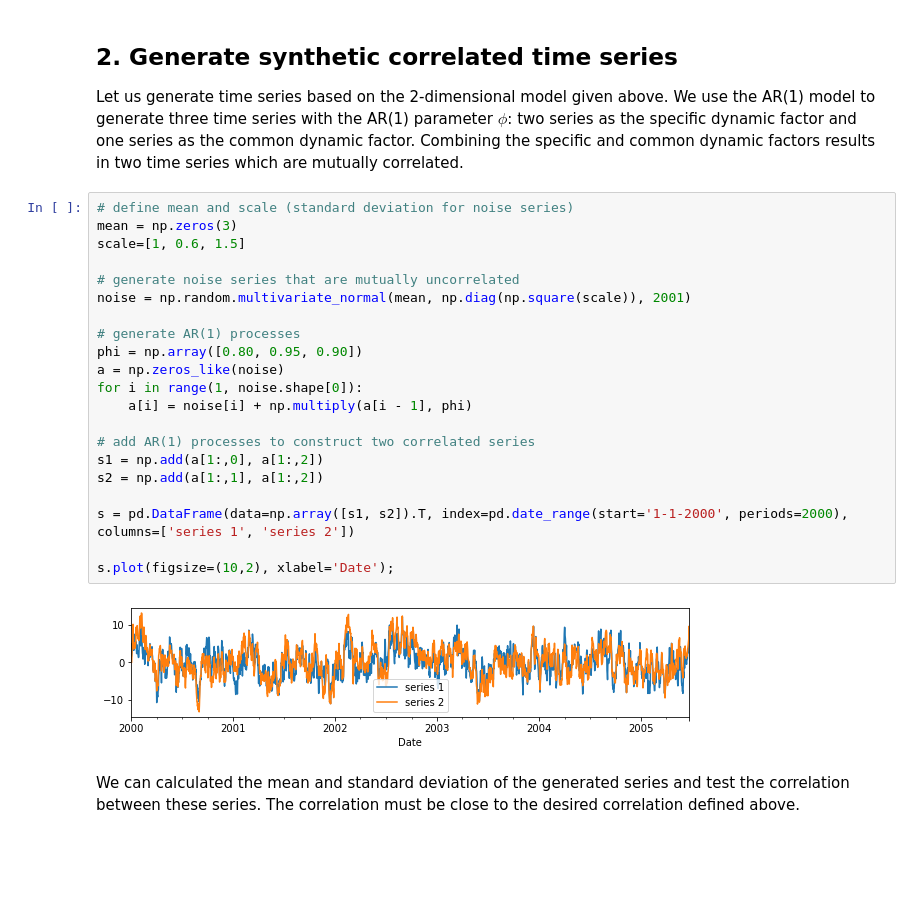
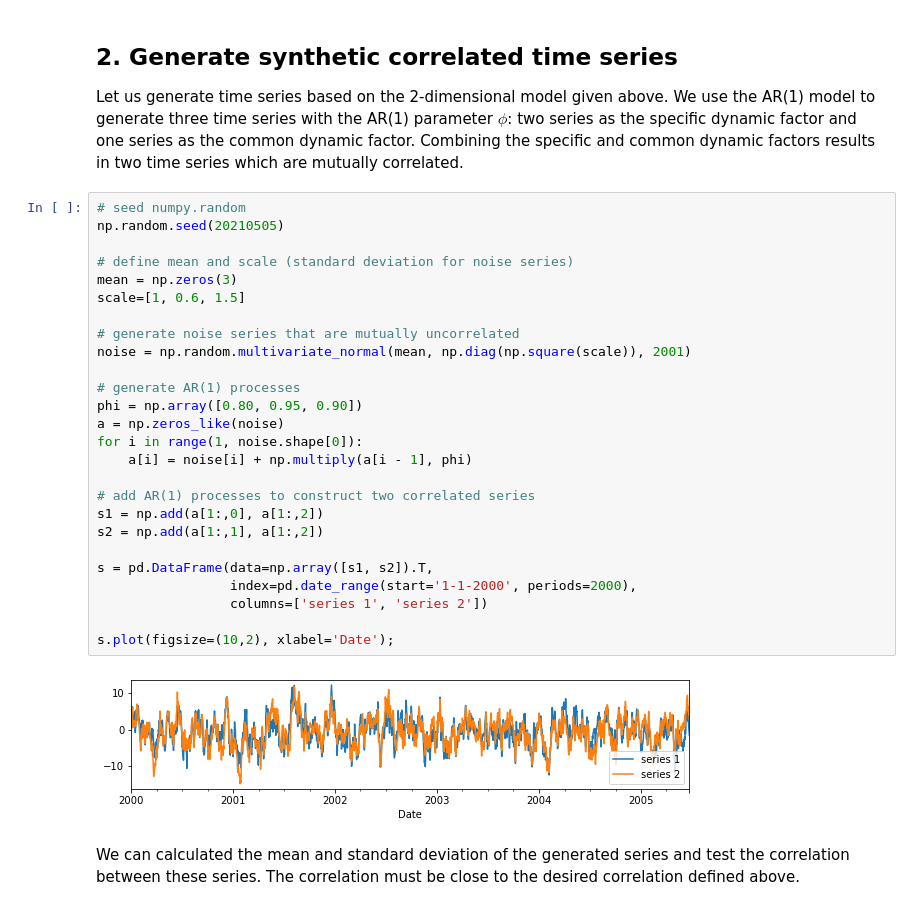
Before and after one commit to pastas/metran, a Jupyter notebook: examples/dynamic_factor_model.ipynb, the cells around one changed output. Cells and saved outputs as stored; diff of their text form; blank space fills up the shorter version.

Commit message:
add numpy.random seed for consistent results add show_versions

```diff
--- a/examples/dynamic_factor_model.ipynb
+++ b/examples/dynamic_factor_model.ipynb
@@ -44,28 +56,33 @@ $$
 ## 2. Generate synthetic correlated time series
 Let us generate time series based on the 2-dimensional model given above. We use the AR(1) model to generate three time series with the AR(1) parameter $\phi$: two series as the specific dynamic factor and one series as the common dynamic factor. Combining the specific and common dynamic factors results in two time series which are mutually correlated.
 # %%
+# seed numpy.random
+np.random.seed(20210505)
+
 # define mean and scale (standard deviation for noise series)
 mean = np.zeros(3)
 scale=[1, 0.6, 1.5]
 
 # generate noise series that are mutually uncorrelated
 noise = np.random.multivariate_normal(mean, np.diag(np.square(scale)), 2001)
 
 # generate AR(1) processes
 phi = np.array([0.80, 0.95, 0.90])
 a = np.zeros_like(noise)
 for i in range(1, noise.shape[0]):
     a[i] = noise[i] + np.multiply(a[i - 1], phi)
 
 # add AR(1) processes to construct two correlated series
 s1 = np.add(a[1:,0], a[1:,2])
 s2 = np.add(a[1:,1], a[1:,2])
 
-s = pd.DataFrame(data=np.array([s1, s2]).T, index=pd.date_range(start='1-1-2000', periods=2000), columns=['series 1', 'series 2'])
+s = pd.DataFrame(data=np.array([s1, s2]).T,
+                 index=pd.date_range(start='1-1-2000', periods=2000),
+                 columns=['series 1', 'series 2'])
 
 s.plot(figsize=(10,2), xlabel='Date');
 # %% [output]
-[figure, old version]
+[figure, new version]
 # %% [markdown]
 We can calculated the mean and standard deviation of the generated series and test the correlation between these series. The correlation must be close to the desired correlation defined above.
 # %%
```
Also changed, not shown: parts of 16 cells of this notebook.
